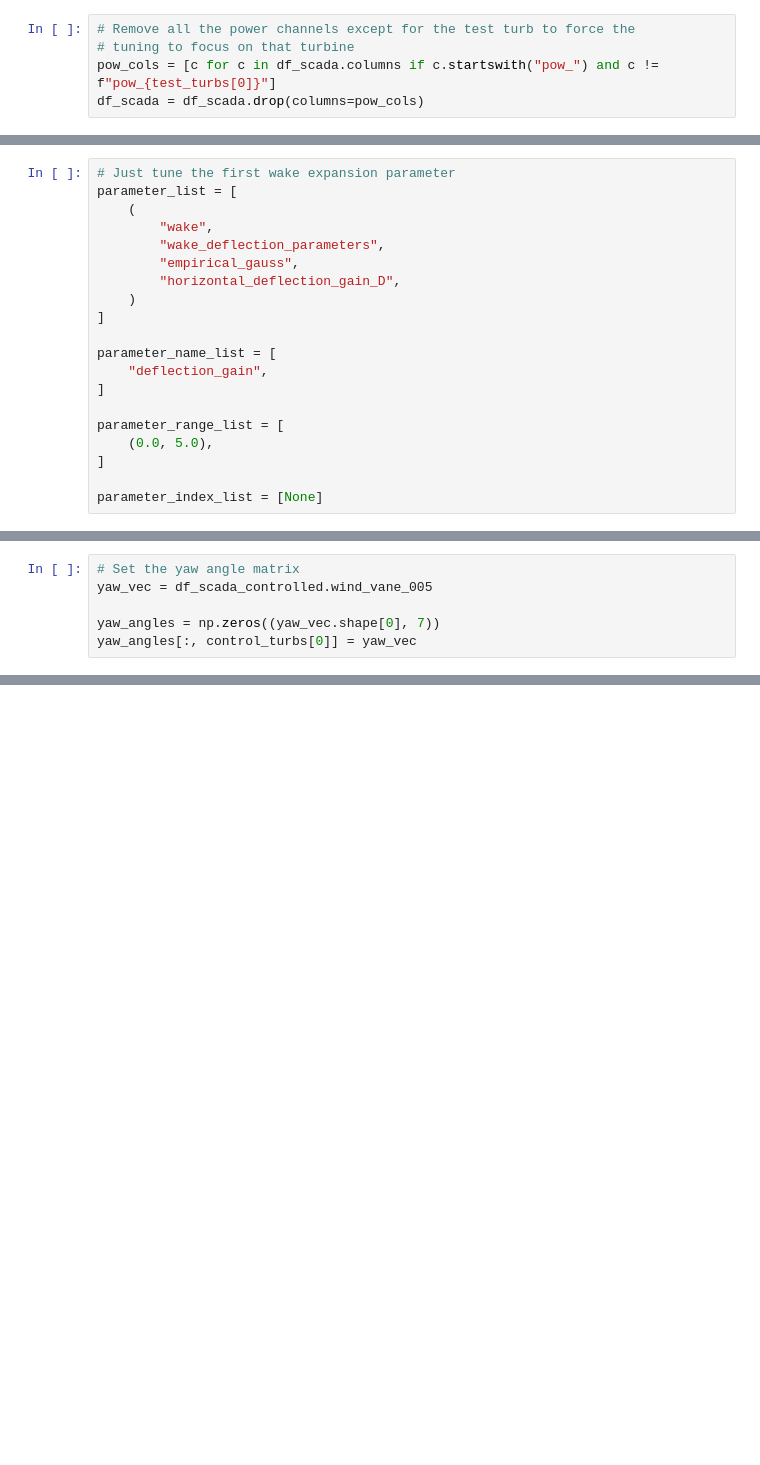
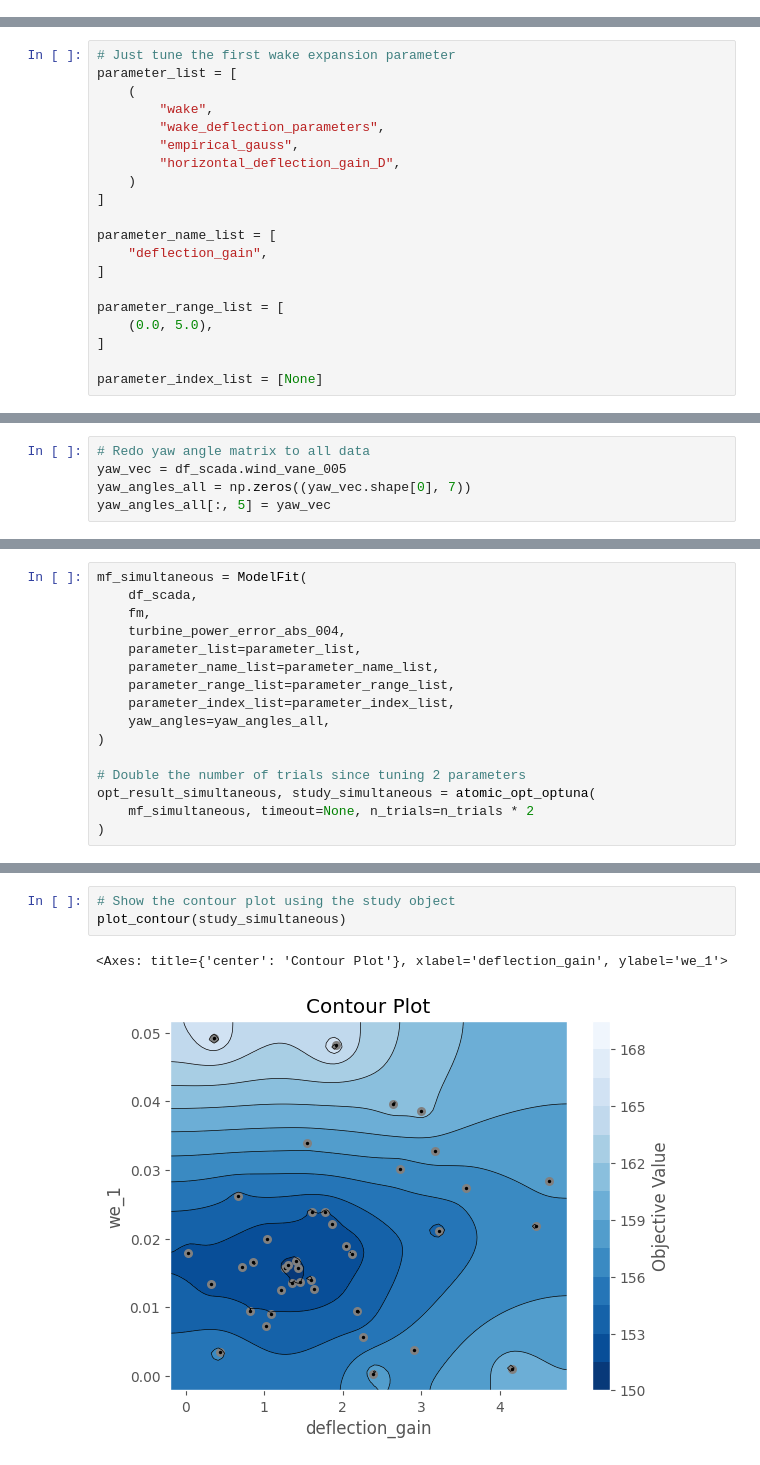
Before and after one commit to NatLabRockies/flasc, a Jupyter notebook: examples_smarteole/11_model_tuning_with_model_fit.ipynb, the cells around one changed output, grey strips where cells are left out. Drawn from its saved outputs; the diff is of its cells as text; blank space fills up the shorter version.

```diff
--- a/examples_smarteole/11_model_tuning_with_model_fit.ipynb
+++ b/examples_smarteole/11_model_tuning_with_model_fit.ipynb
@@ -97,6 +68 @@ df_scada[['ws','ws_smarteole']].plot()
-# %%
-# Remove all the power channels except for the test turb to force the
-# tuning to focus on that turbine
-pow_cols = [c for c in df_scada.columns if c.startswith("pow_") and c != f"pow_{test_turbs[0]}"]
-df_scada = df_scada.drop(columns=pow_cols)
 # %% [markdown]
@@ -329,6 +574,5 @@ parameter_index_list = [None]
 # %%
-# Set the yaw angle matrix
-yaw_vec = df_scada_controlled.wind_vane_005
-
-yaw_angles = np.zeros((yaw_vec.shape[0], 7))
-yaw_angles[:, control_turbs[0]] = yaw_vec
+# Redo yaw angle matrix to all data
+yaw_vec = df_scada.wind_vane_005
+yaw_angles_all = np.zeros((yaw_vec.shape[0], 7))
+yaw_angles_all[:, 5] = yaw_vec
@@ -383,0 +579,16 @@ plot_slice(study)
+# %%
+mf_simultaneous = ModelFit(
+    df_scada,
+    fm,
+    turbine_power_error_abs_004,
+    parameter_list=parameter_list,
+    parameter_name_list=parameter_name_list,
+    parameter_range_list=parameter_range_list,
+    parameter_index_list=parameter_index_list,
+    yaw_angles=yaw_angles_all,
+)
+
+# Double the number of trials since tuning 2 parameters
+opt_result_simultaneous, study_simultaneous = atomic_opt_optuna(
+    mf_simultaneous, timeout=None, n_trials=n_trials * 2
+)
@@ -383,0 +613,6 @@ plot_slice(study)
+# %%
+# Show the contour plot using the study object
+plot_contour(study_simultaneous)
+# %% [output]
+<Axes: title={'center': 'Contour Plot'}, xlabel='deflection_gain', ylabel='we_1'>
+[figure, added]
```
Also changed, not shown: parts of 59 cells of this notebook.
